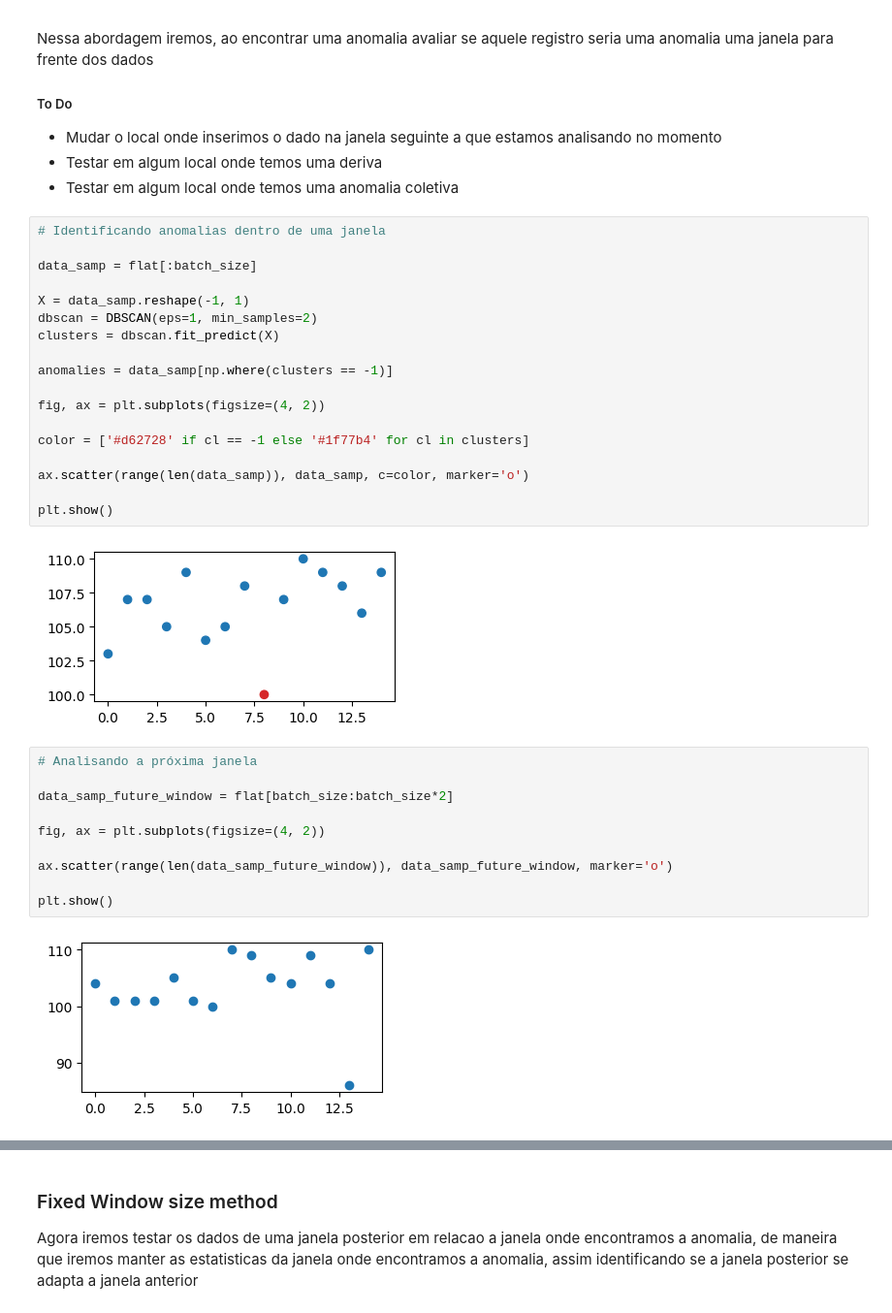
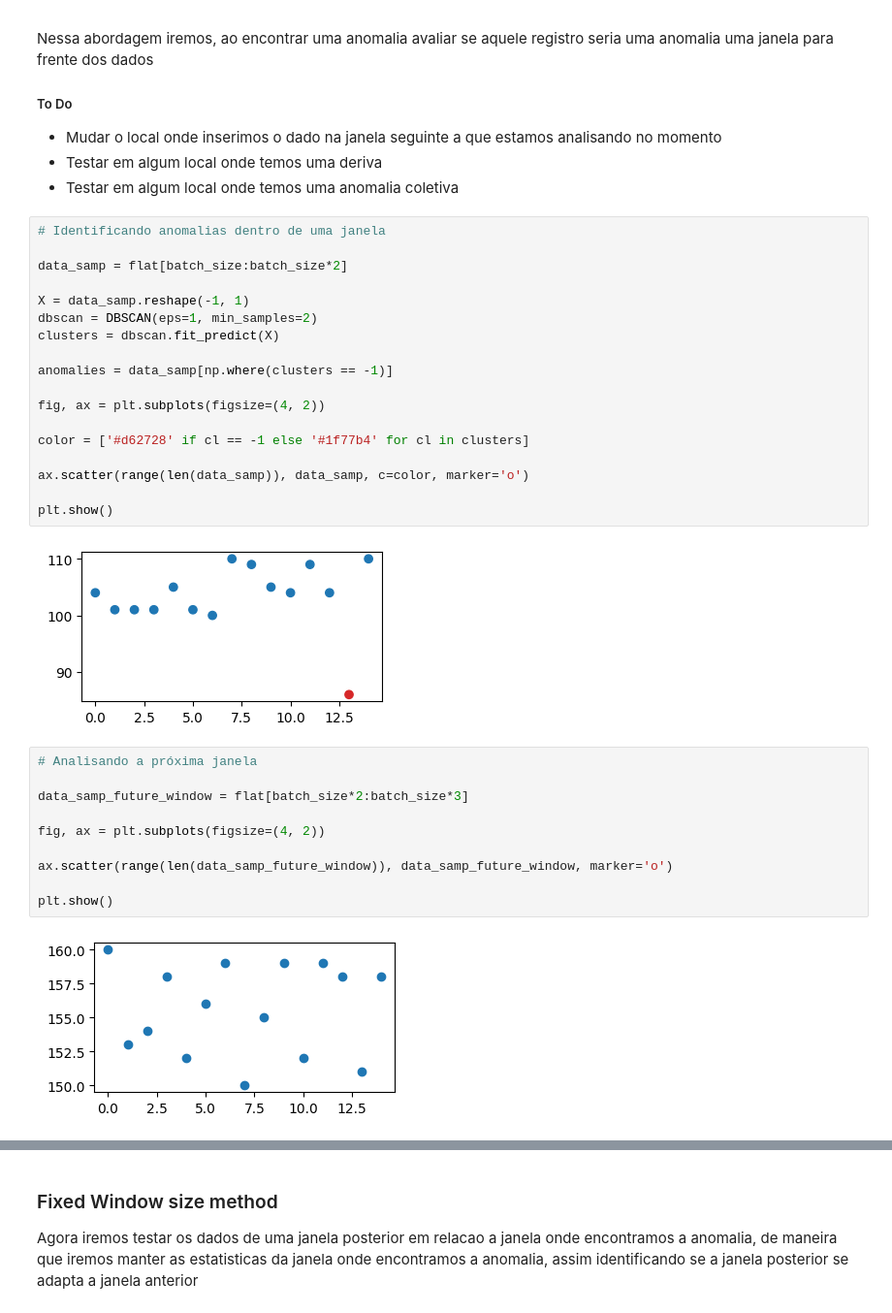
Before and after one commit to luizTavolaro/data-anomaly-and-drift-detection, a Jupyter notebook: Generate_Cold_Data.ipynb, the cells around one changed output, grey strips where cells are left out. Shown at 97% size. Drawn from its saved outputs; the diff is of its cells as text.

Commit message:
chore: plots

```diff
--- a/Generate_Cold_Data.ipynb
+++ b/Generate_Cold_Data.ipynb
@@ -398,7 +398,7 @@ Nessa abordagem iremos, ao encontrar uma anomalia avaliar se aquele registro ser
 # %%
 # Identificando anomalias dentro de uma janela
 
-data_samp = flat[:batch_size]
+data_samp = flat[batch_size:batch_size*2]
 
 X = data_samp.reshape(-1, 1)
 dbscan = DBSCAN(eps=1, min_samples=2)
@@ -414,19 +414,19 @@ ax.scatter(range(len(data_samp)), data_samp, c=color, marker='o')
 
 plt.show()
 # %% [output]
-[figure, old version]
+[figure, new version]
 # %%
 # Analisando a próxima janela
 
-data_samp_future_window = flat[batch_size:batch_size*2]
+data_samp_future_window = flat[batch_size*2:batch_size*3]
 
 fig, ax = plt.subplots(figsize=(4, 2))
 
 ax.scatter(range(len(data_samp_future_window)), data_samp_future_window, marker='o')
 
 plt.show()
 # %% [output]
-[figure, old version]
+[figure, new version]
 # %%
 # Avaliando se anomalias passadas são anomalias dentro dessa nova jenela
 
```
Also changed, not shown: parts of 2 cells of this notebook.
